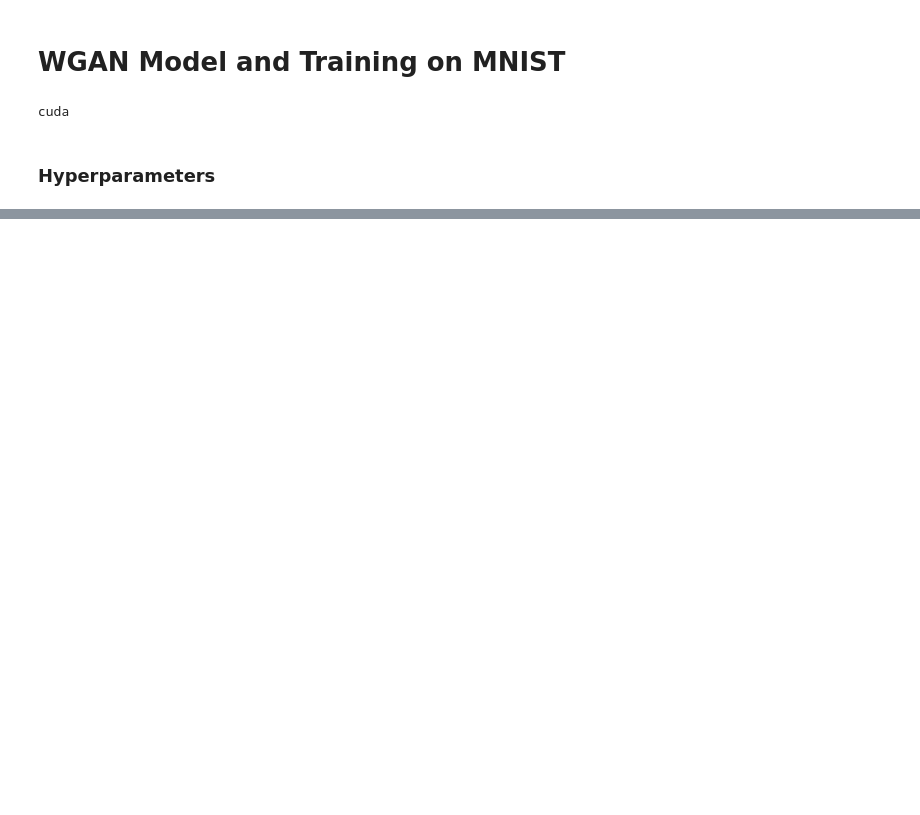
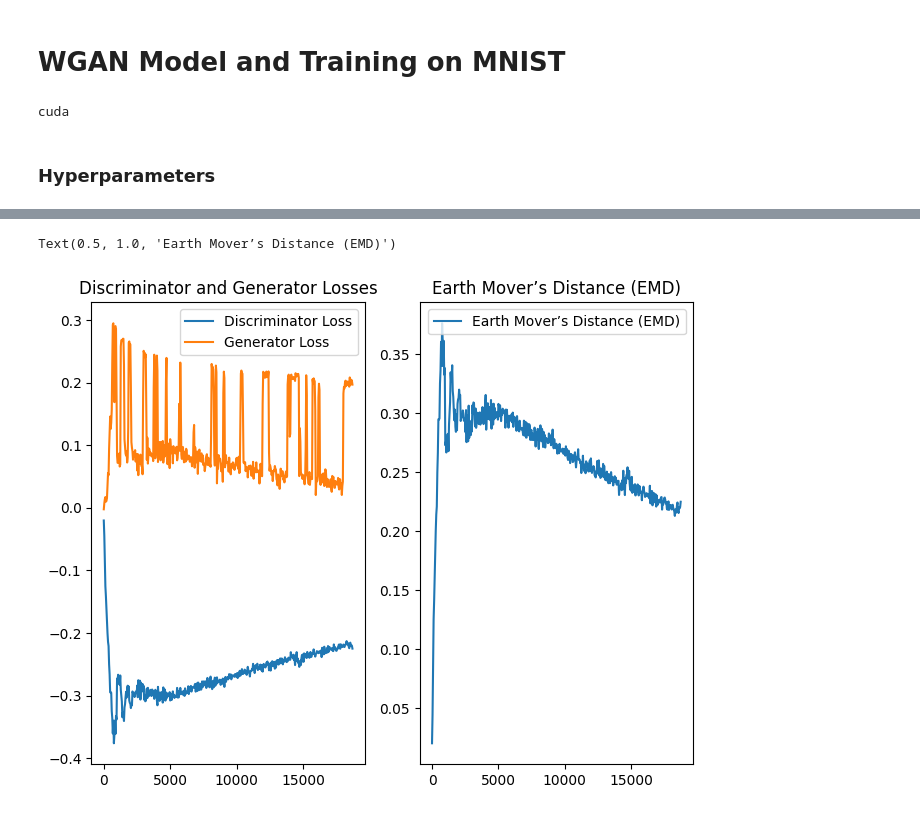
Before and after one commit to nathanbowness/CSI5340Assignments, a Jupyter notebook: Assignment4/wgan_mnist_a4.ipynb, the cells around one changed output, grey strips where cells are left out. Saved outputs shown, nothing was run; the diff lists cells and outputs as text; code cells hidden in the pictures; blank space fills up the shorter version.

```diff
--- a/Assignment4/wgan_mnist_a4.ipynb
+++ b/Assignment4/wgan_mnist_a4.ipynb
@@ -42,7 +43,7 @@ transform_mnist = transforms.Compose([transforms.ToTensor(), transcform_mnist_no
 
 # Download and load the training data
 trainset_mnist = datasets.MNIST('./data/MNIST_data/', download=True, train=True, transform=transform_mnist)
-trainloader_mnist = torch.utils.data.DataLoader(trainset_mnist, batch_size=batch_size, shuffle=True)
+trainloader_mnist = torch.utils.data.DataLoader(trainset_mnist, batch_size=batch_size, shuffle=False)
 
 # Download and load the test data
 testset_mnist = datasets.MNIST('./data/MNIST_data/', download=True, train=False, transform=transform_mnist)
@@ -98,16 +99,12 @@ class Discriminator(nn.Module):
     def __init__(self, hidden_layer_size=64, img_channels=1):
         super(Discriminator, self).__init__()
         self.main = nn.Sequential(
-
-            # For the gradient penalty, the batchnorm cannot be used, since we penalize the norm of the critic's gradient with respect to each input independently
-            # Use InstanceNorm2d instead of BatchNorm2d
-
             # 1st layer
             nn.Conv2d(img_channels, hidden_layer_size, 4, 2, 1, bias=False),
             nn.LeakyReLU(0.2, inplace=True),
             # 2nd layer
             nn.Conv2d(hidden_layer_size, hidden_layer_size * 2, 4, 2, 1, bias=False),
-            nn.BatchNorm2d(hidden_dim_size * 2),
+            nn.BatchNorm2d(hidden_layer_size * 2),
             nn.LeakyReLU(0.2, inplace=True),
             # 3rd layer
             nn.Conv2d(hidden_layer_size * 2, hidden_layer_size * 4, 4, 2, 1, bias=False),
@@ -117,7 +114,7 @@ class Discriminator(nn.Module):
             nn.Conv2d(hidden_layer_size * 4, hidden_layer_size * 8, 4, 2, 1, bias=False),
             nn.BatchNorm2d(hidden_layer_size * 8),
             nn.LeakyReLU(0.2, inplace=True),
-            # # Output layer is not a probability! So no sigmoid, just another layer
+            # Output layer is not a probability! So no sigmoid, just another layer
             nn.Conv2d(hidden_layer_size * 8, 1, 4, 1, 0, bias=False),
         ).to(default_device)
 
@@ -218 +215,24 @@ for epoch in range(num_epochs):
+# %%
+# Plot losses and EMD values
+number_bins = 40
+
+# Bin the discriminator losses and calculate the averages
+binned_d_losses = [np.mean(d_losses[i:i + number_bins]) for i in range(0, len(d_losses), number_bins)]
+binned_g_losses = [np.mean(g_losses[i:i + number_bins]) for i in range(0, len(g_losses), number_bins)]
+binned_emd_values = [np.mean(emd_values[i:i + number_bins]) for i in range(0, len(emd_values), number_bins)]
+
+plt.figure(figsize=(12, 6))
+plt.subplot(1, 3, 1)
+plt.plot(range(0, len(d_losses), number_bins), binned_d_losses, label='Discriminator Loss')
+plt.plot(range(0, len(g_losses), number_bins), binned_g_losses, label='Generator Loss')
+plt.legend()
+plt.title('Discriminator and Generator Losses')
+
+plt.subplot(1, 3, 2)
+plt.plot(range(0, len(emd_values), number_bins), binned_emd_values, label='Earth Mover’s Distance (EMD)')
+plt.legend()
+plt.title('Earth Mover’s Distance (EMD)')
+# %% [output]
+Text(0.5, 1.0, 'Earth Mover’s Distance (EMD)')
+[figure, added]
 # %%
```
Also changed, not shown: parts of 7 cells of this notebook, 1 other file.
